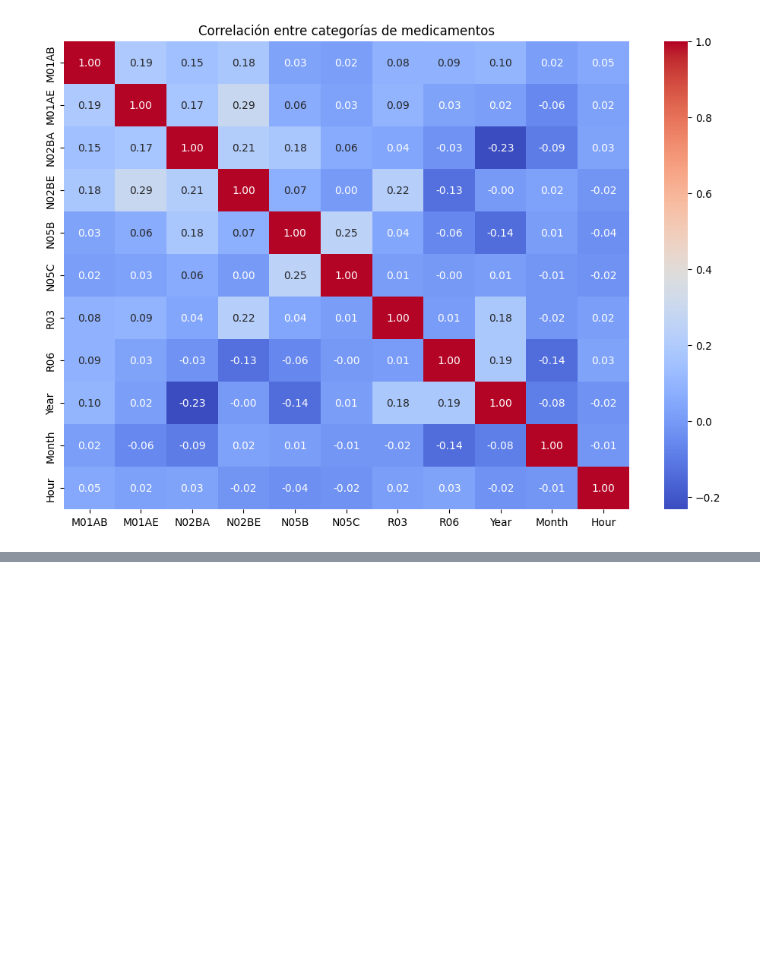
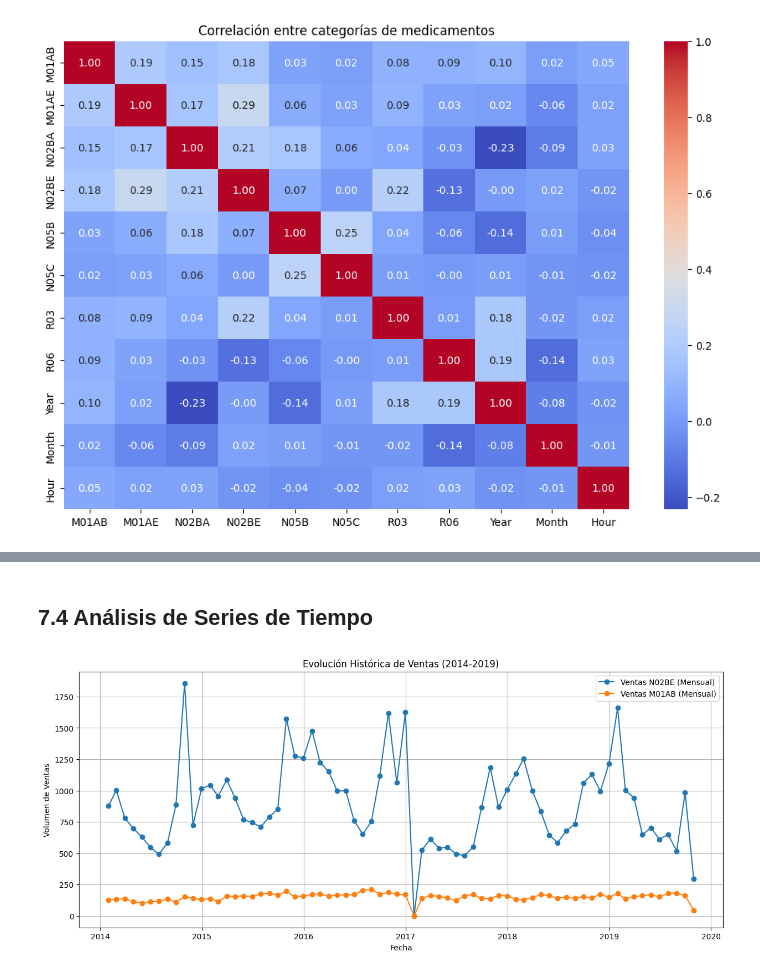
Before and after one commit to Machiz/Aldimi-Project, a Jupyter notebook: notebooks/EDA_MachineLearning_dataset_Pharma_sales.ipynb, the cells around one changed output, grey strips where cells are left out. Saved outputs shown, nothing was run; the diff lists cells and outputs as text; code cells hidden in the pictures; blank space fills up the shorter version.

```diff
--- a/notebooks/EDA_MachineLearning_dataset_Pharma_sales.ipynb
+++ b/notebooks/EDA_MachineLearning_dataset_Pharma_sales.ipynb
@@ -412,0 +443,16 @@ plt.show()
+# %% [markdown]
+## 7.4 Análisis de Series de Tiempo
+# %%
+plt.figure(figsize=(15, 6))
+# Trazar un par de medicamentos para observar su comportamiento a lo largo de los años
+plt.plot(df_monthly['datum'], df_monthly['N02BE'], label='Ventas N02BE (Mensual)', marker='o')
+plt.plot(df_monthly['datum'], df_monthly['M01AB'], label='Ventas M01AB (Mensual)', marker='o')
+
+plt.title('Evolución Histórica de Ventas (2014-2019)')
+plt.xlabel('Fecha')
+plt.ylabel('Volumen de Ventas')
+plt.legend()
+plt.grid(True)
+plt.show()
+# %% [output]
+[figure, added]
```
Also changed, not shown: parts of 13 cells of this notebook.
